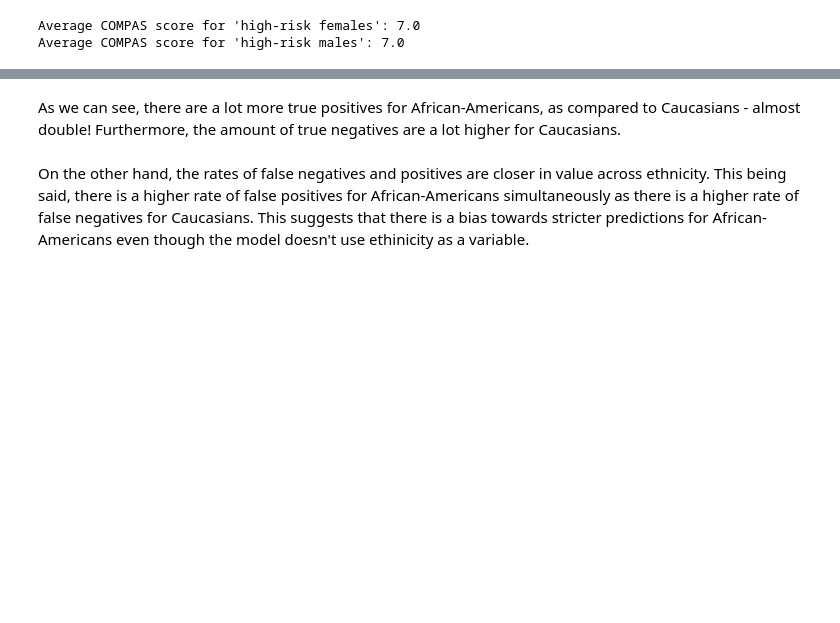
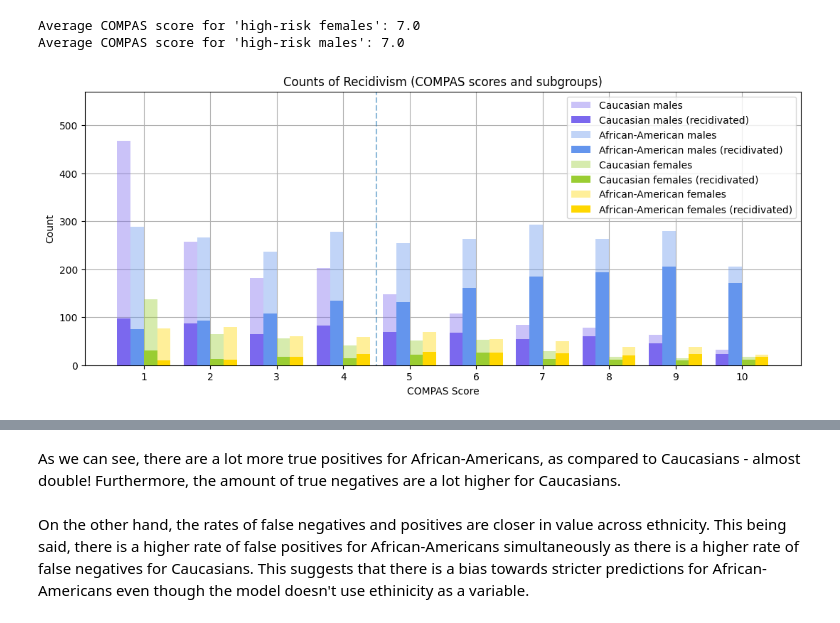
Before and after one commit to kajassandnes/HON2200_compas, a Jupyter notebook: compas_jakob.ipynb, the cells around one changed output, grey strips where cells are left out. Saved outputs shown, nothing was run; the diff lists cells and outputs as text; code cells hidden in the pictures; blank space fills up the shorter version.

```diff
--- a/compas_jakob.ipynb
+++ b/compas_jakob.ipynb
@@ -117,3 +279,34 @@ print(f"Average COMPAS score for 'high-risk males': {round(avr_high_male,0)}")
 # %% [output]
 Average COMPAS score for 'high-risk females': 7.0
 Average COMPAS score for 'high-risk males': 7.0
+# %%
+# ALL COMPAS SCORES:
+
+pos0 = 0
+x=[]
+plt.figure(figsize=(13,5))
+
+for score, scname in slist:
+    x.append(pos0+1.5*width)
+    for s, sname, pos, c in sex: # (true_pos & group / high & group)
+        for r, rname, posr, cr in race_:
+            if pos0 <= 2*width*len(race_):
+                plt.bar(pos0+posr, len(data[score & r & s]), width=width, color=cr[c], alpha=0.4, zorder=2, label=str(f"{rname} {sname}"))
+                plt.bar(pos0+posr, len(data[score & recid & r & s]), width=width, color=cr[c], zorder=3, label=str(f"{rname} {sname} (recidivated)"))
+            else:
+                plt.bar(pos0+posr, len(data[score & r & s]), width=width, color=cr[c], alpha=0.4, zorder=2)
+                plt.bar(pos0+posr, len(data[score & recid & r & s]), width=width, color=cr[c], zorder=3)
+        pos0 += 2*width
+    pos0 += width
+
+plt.title(f"Counts of Recidivism (COMPAS scores and subgroups)")
+plt.ylabel("Count")
+plt.xlabel("COMPAS Score")
+plt.grid(zorder=0)
+plt.xticks(x, xslist)
+plt.vlines(x[3]+2.5*width, -10, 1000, linestyle='--', alpha=0.5)
+plt.ylim(0, 570)
+plt.legend(loc="upper right")
+plt.show()
+# %% [output]
+[figure, added]
```
Also changed, not shown: parts of 34 cells of this notebook.
